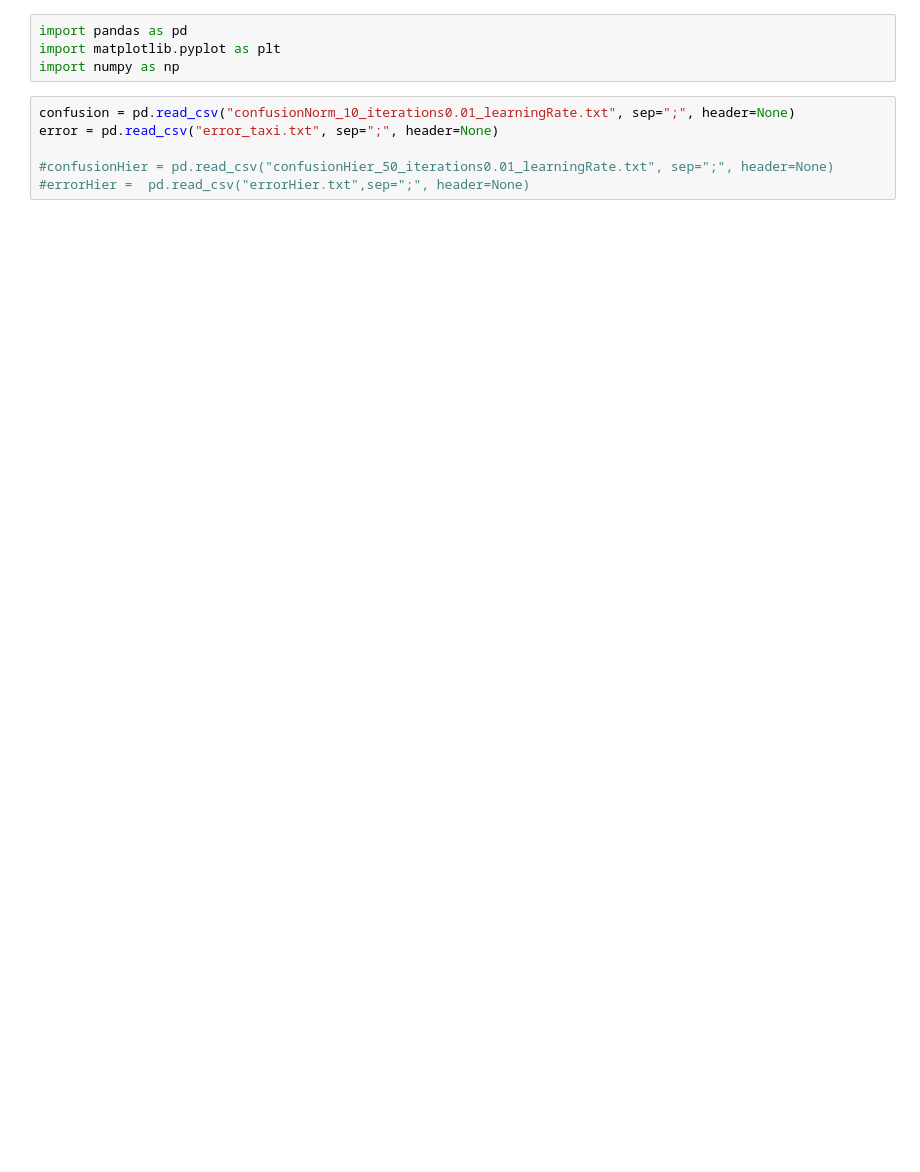
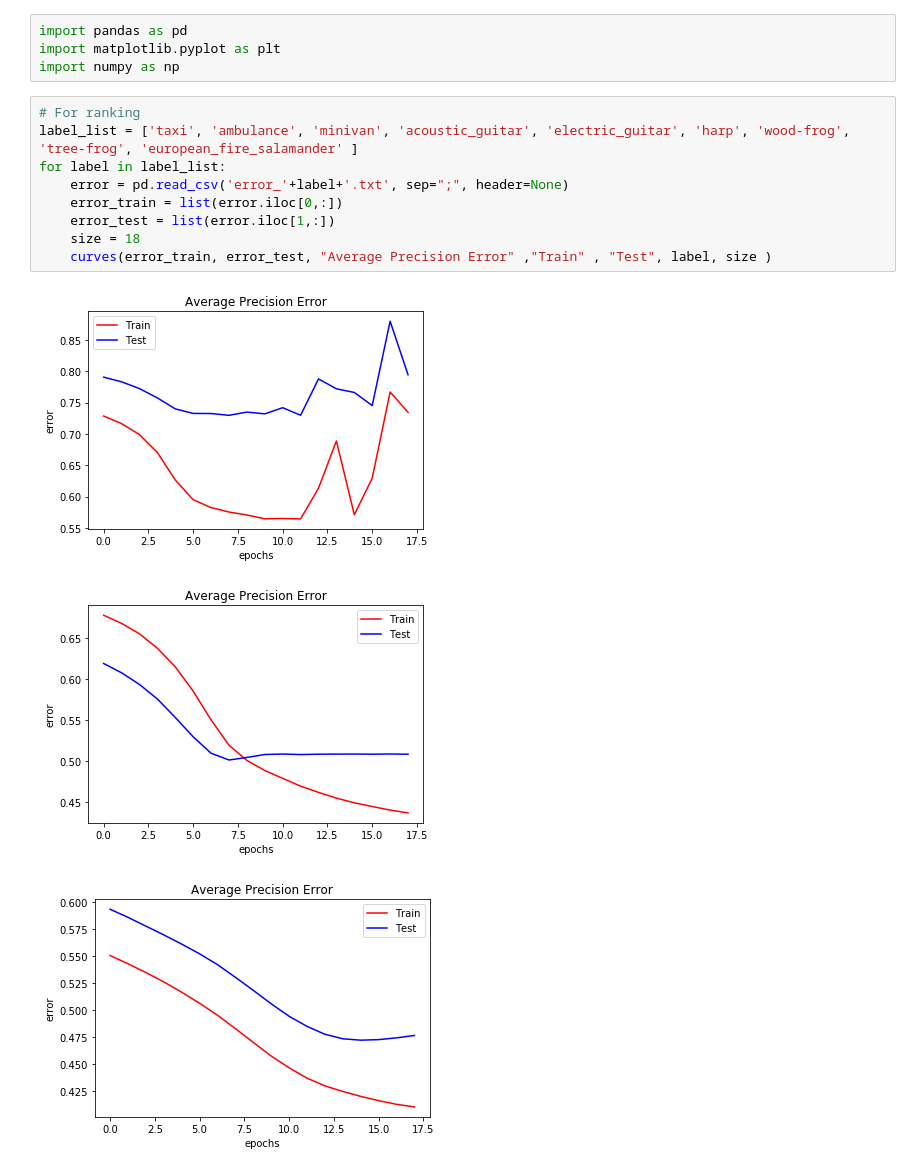
Before and after one commit to LoicH/RI, a Jupyter notebook: 2-media/Graphics.ipynb, the cells around one changed output. Cells and saved outputs as stored; diff of their text form; blank space fills up the shorter version.

Commit message:
tool for ranking

```diff
--- a/2-media/Graphics.ipynb
+++ b/2-media/Graphics.ipynb
@@ -2,9 +2,16 @@
 import pandas as pd
 import matplotlib.pyplot as plt
 import numpy as np
-# %%
-confusion = pd.read_csv("confusionNorm_10_iterations0.01_learningRate.txt", sep=";", header=None)
-error = pd.read_csv("error_taxi.txt", sep=";", header=None)
-
-#confusionHier = pd.read_csv("confusionHier_50_iterations0.01_learningRate.txt", sep=";", header=None)
-#errorHier =  pd.read_csv("errorHier.txt",sep=";", header=None)
+# %%
+# For ranking
+label_list = ['taxi', 'ambulance', 'minivan', 'acoustic_guitar', 'electric_guitar', 'harp', 'wood-frog', 'tree-frog', 'european_fire_salamander' ]
+for label in label_list:
+    error = pd.read_csv('error_'+label+'.txt', sep=";", header=None)
+    error_train = list(error.iloc[0,:])
+    error_test = list(error.iloc[1,:])
+    size = 18
+    curves(error_train, error_test, "Average Precision Error" ,"Train" , "Test", label, size )
+# %% [output]
+[figure, added]
+[figure, added]
+[figure, added]
```
Also changed, not shown: parts of 12 cells of this notebook.
